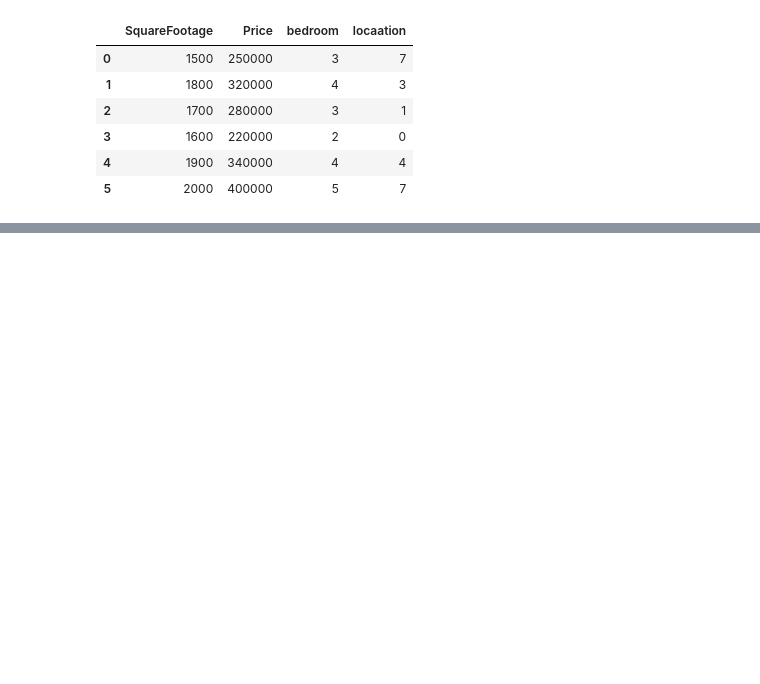
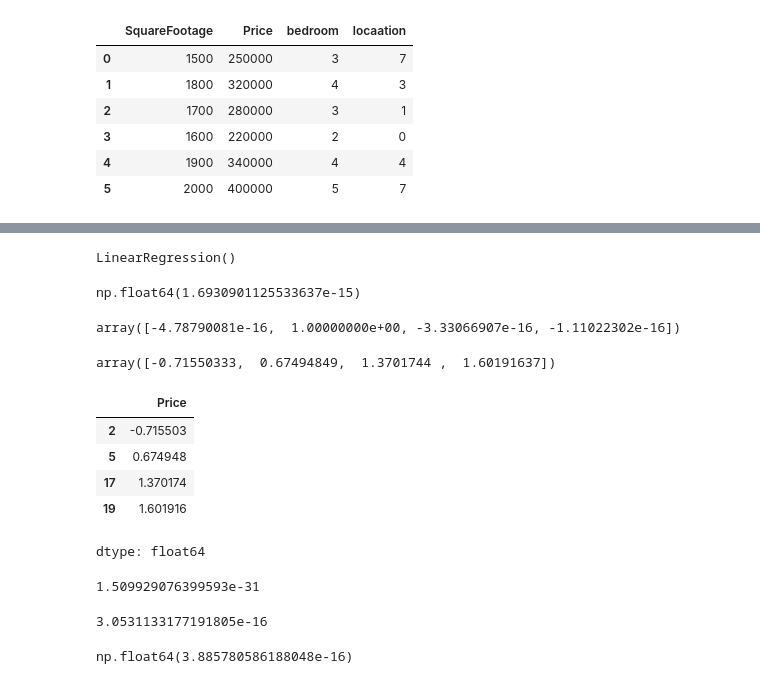
Before and after one commit to vaseem-20/Artificial-Intelligence, a Jupyter notebook: Multi linear reggression.ipynb, the cells around one changed output, grey strips where cells are left out. Saved outputs shown, nothing was run; the diff lists cells and outputs as text; code cells hidden in the pictures; blank space fills up the shorter version.

```diff
--- a/Multi linear reggression.ipynb
+++ b/Multi linear reggression.ipynb
@@ -219,0 +279,3 @@ df.head(6)
+# %%
+x = df[['SquareFootage', 'Price', 'bedroom ', 'locaation ']]
+y = df['Price']
@@ -219,0 +286,2 @@ df.head(6)
+# %%
+x_train,x_test,y_train,y_test = train_test_split(x,y,test_size=0.2,random_state=5)
@@ -219,0 +308,12 @@ df.head(6)
+# %%
+model.fit(x_train,y_train)
+# %% [output]
+LinearRegression()
+# %%
+model.intercept_
+# %% [output]
+np.float64(1.6930901125533637e-15)
+# %%
+model.coef_
+# %% [output]
+array([-4.78790081e-16,  1.00000000e+00, -3.33066907e-16, -1.11022302e-16])
@@ -219,0 +322,14 @@ df.head(6)
+# %%
+y_pred = model.predict(x_test)
+y_pred
+# %% [output]
+array([-0.71550333,  0.67494849,  1.3701744 ,  1.60191637])
+# %%
+y_test
+# %% [output]
+|  | Price |
+| 2 | -0.715503 |
+| 5 | 0.674948 |
+| 17 | 1.370174 |
+| 19 | 1.601916 |
+dtype: float64
@@ -219,0 +340,15 @@ df.head(6)
+# %%
+MSE = mean_squared_error(y_test,y_pred)
+MSE
+# %% [output]
+1.509929076399593e-31
+# %%
+MAE = mean_absolute_error(y_test,y_pred)
+MAE
+# %% [output]
+3.0531133177191805e-16
+# %%
+RMSE = np.sqrt(MSE)
+RMSE
+# %% [output]
+np.float64(3.885780586188048e-16)
```
Also changed, not shown: parts of 23 cells of this notebook.
